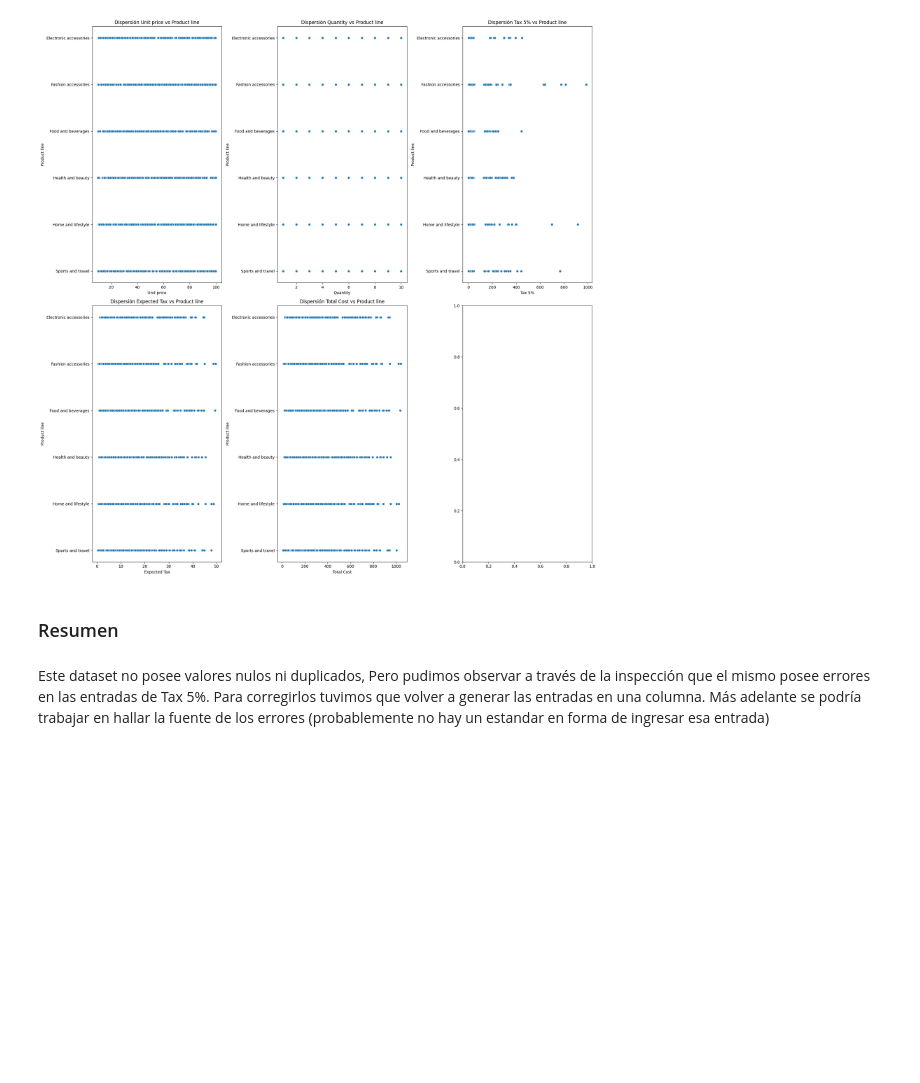
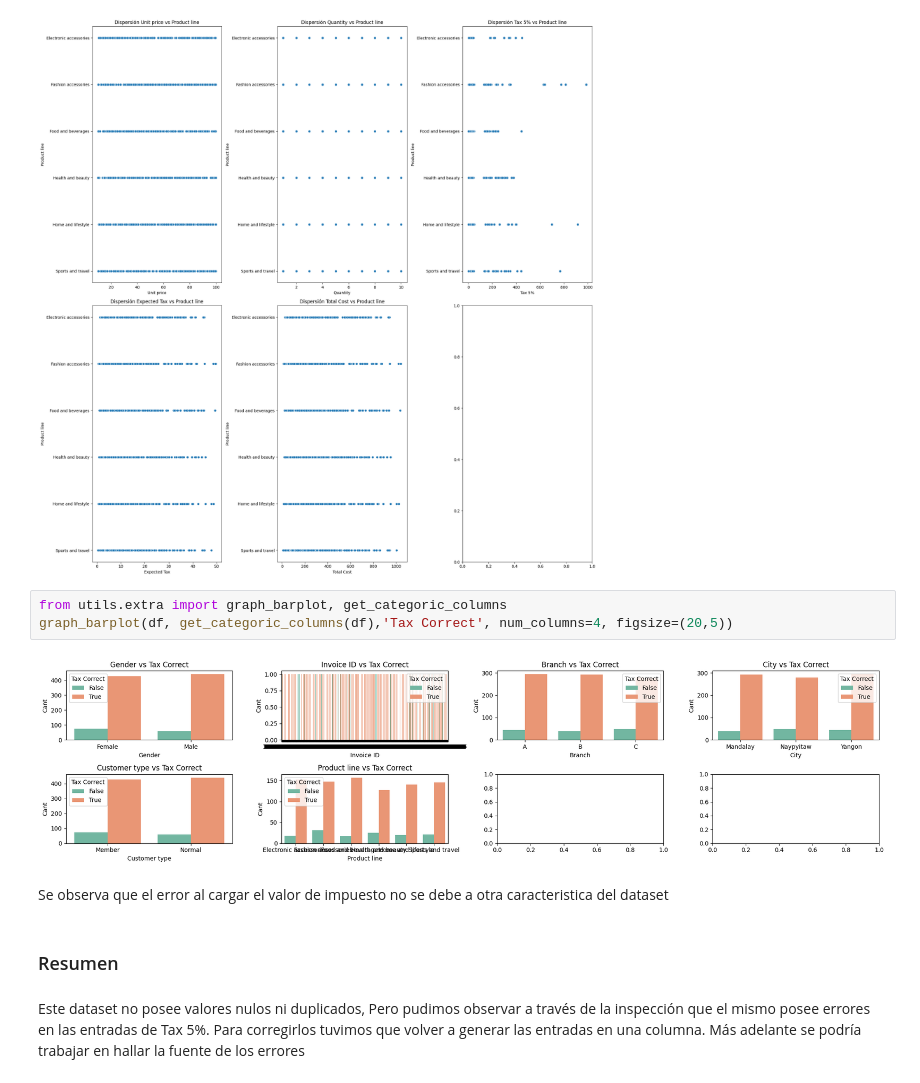
Before and after one commit to trucdefou/machine-learning-projec, a Jupyter notebook: EDA/EDA-dataset-3.ipynb, the cells around one changed output. Cells and saved outputs as stored; diff of their text form; blank space fills up the shorter version.

```diff
--- a/EDA/EDA-dataset-3.ipynb
+++ b/EDA/EDA-dataset-3.ipynb
@@ -299,9 +299,16 @@ for i in numeric_columns:
 graph_scaterplot(df, numeric_columns, "Product line", figsize=(20,20))
 # %% [output]
 [figure]
+# %%
+from utils.extra import graph_barplot, get_categoric_columns
+graph_barplot(df, get_categoric_columns(df),'Tax Correct', num_columns=4, figsize=(20,5))
+# %% [output]
+[figure, added]
+# %% [markdown]
+Se observa que el error al cargar el valor de impuesto no se debe a otra caracteristica del dataset
 # %% [markdown]
 ### Resumen
 # %% [markdown]
 Este dataset no posee valores nulos ni duplicados, Pero pudimos observar a través de la inspección que el mismo posee errores en las entradas de Tax 5%.
 Para corregirlos tuvimos que volver a generar las entradas en una columna.
-Más adelante se podría trabajar en hallar la fuente de los errores (probablemente no hay un estandar en forma de ingresar esa entrada)
+Más adelante se podría trabajar en hallar la fuente de los errores
```
Also changed, not shown: parts of 2 cells of this notebook, 3 other files.
